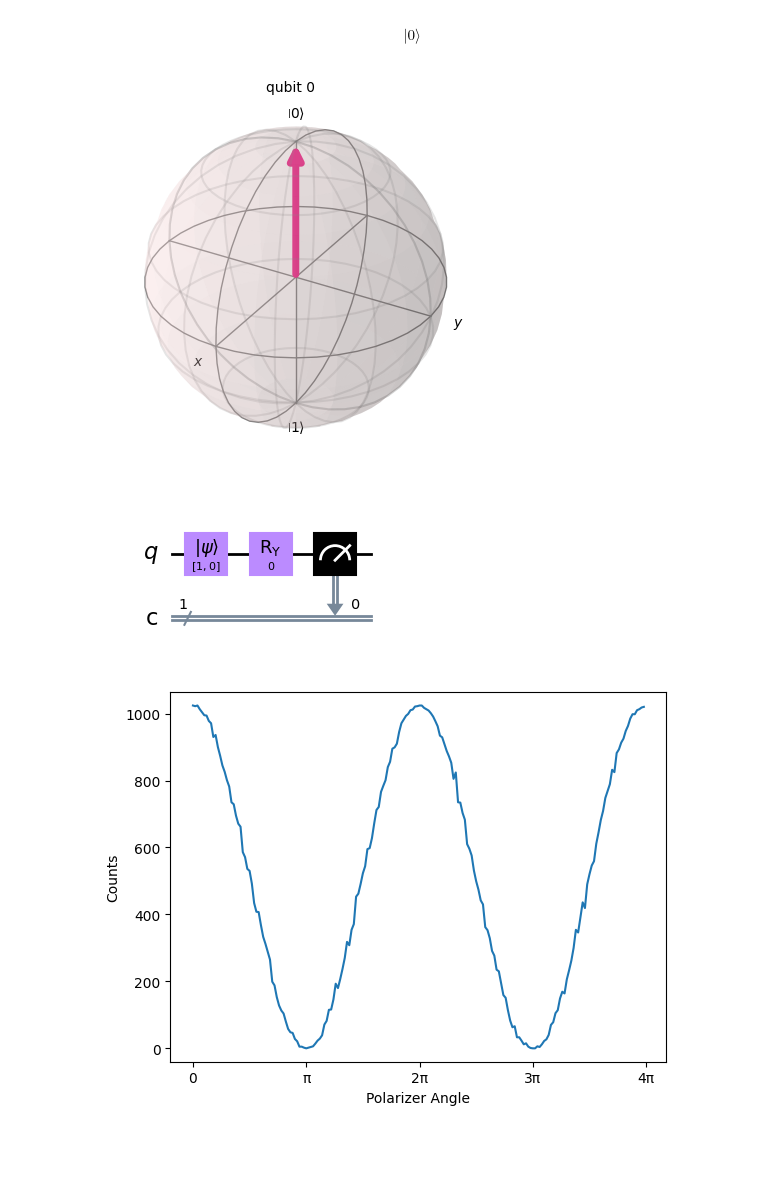
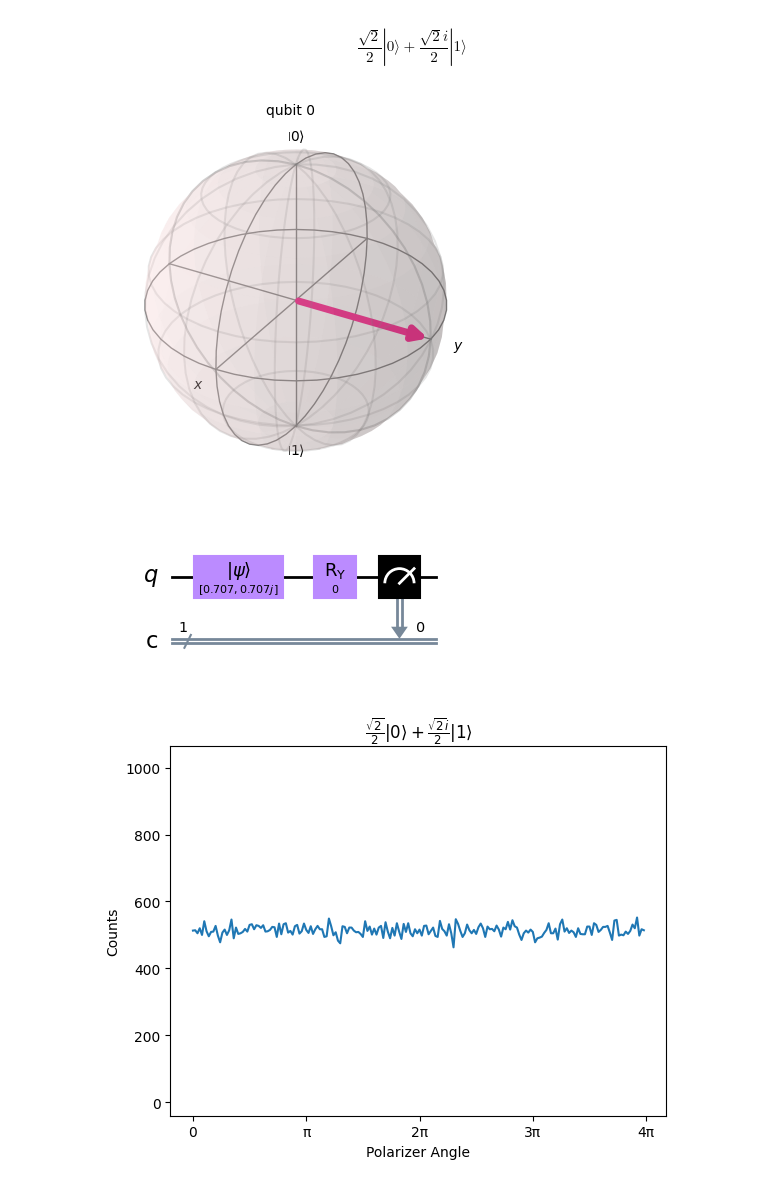
Before and after one commit to sparklyhotdog/QisketProject, a Jupyter notebook: ideal_simulations/single_qubit_rotation.ipynb, the cells around one changed output. Saved outputs shown, nothing was run; the diff lists cells and outputs as text; code cells hidden in the pictures; blank space fills up the shorter version.

```diff
--- a/ideal_simulations/single_qubit_rotation.ipynb
+++ b/ideal_simulations/single_qubit_rotation.ipynb
@@ -14,7 +15,7 @@ state_M = [1/sqrt(2), -1/sqrt(2)]
 state_L = [1/sqrt(2), 1j/sqrt(2)]
 state_R = [1/sqrt(2), -1j/sqrt(2)]
 
-state = state_H
+state = state_L
 
 # normalize and display the vector
 euclidean_norm = sqrt(np.abs(state[0])**2 + np.abs(state[1])**2)
@@ -22,8 +23,8 @@ normalized_state = [state[0]/euclidean_norm , state[1]/euclidean_norm]
 display(Statevector(normalized_state).draw(output='latex'))
 display(plot_bloch_multivector(normalized_state))
 # %% [output]
-$$ |0\rangle$$
+$$\frac{\sqrt{2}}{2} |0\rangle+\frac{\sqrt{2} i}{2} |1\rangle$$
-[figure, old version]
+[figure, new version]
 # %%
 # N = how many rotation steps
 N = 200
@@ -44,36 +45,36 @@ for i in range(N):
     # rotate
     delta = 4*i*pi/N
     qc.ry(delta, 0)
     qc.measure(0, 0)
 
     # display the circuit for the first time
     if i == 0:
         display(qc.draw(output='mpl'))
 
     # simulate
-    backend = Aer.get_backend('qasm_simulator')
+    backend = AerSimulator(method='statevector')
     job = backend.run(transpile(qc, backend), shots=numShots)
     result = job.result()
     counts = result.get_counts(qc)
 
     # put in a zero for the count if needed
     if '0' in counts:
         out0 = counts['0']
     else:
         out0 = 0
 
     x_val.append(delta)
     y_val.append(out0)
 
 # graph
 fig, ax = plt.subplots()
-ax.set_xlabel("Polarizer Angle")
-ax.set_ylabel("Counts")
+ax.set_xlabel('Polarizer Angle')
+ax.set_ylabel('Counts')
 ax.set_ylim(0 - 40, numShots + 40)
 ax.set_title('$' + Statevector(normalized_state).draw(output='latex_source') + '$')
 ax.set_xticks([0, pi, 2*pi, 3*pi, 4*pi], ['0', 'π', '2π', '3π', '4π'])
 line = ax.plot(x_val,y_val)
-# plt.savefig('C:\\Users\\ays2\\Downloads\\V_plot', dpi=1000)
+plt.savefig('C:\\Users\\ays2\\Downloads\\L_plot', dpi=1000)
 # %% [output]
-[figure, old version]
+[figure, new version]
-[figure, old version]
+[figure, new version]
```
Also changed, not shown: parts of 1 cell of this notebook, 3 other files.
